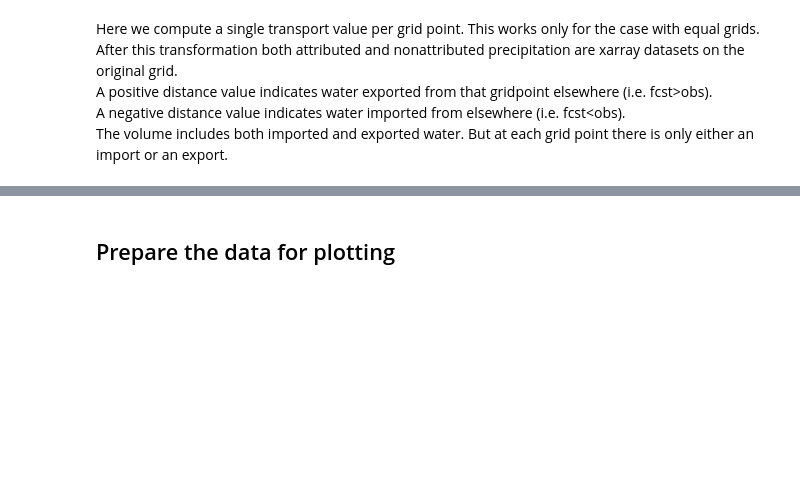
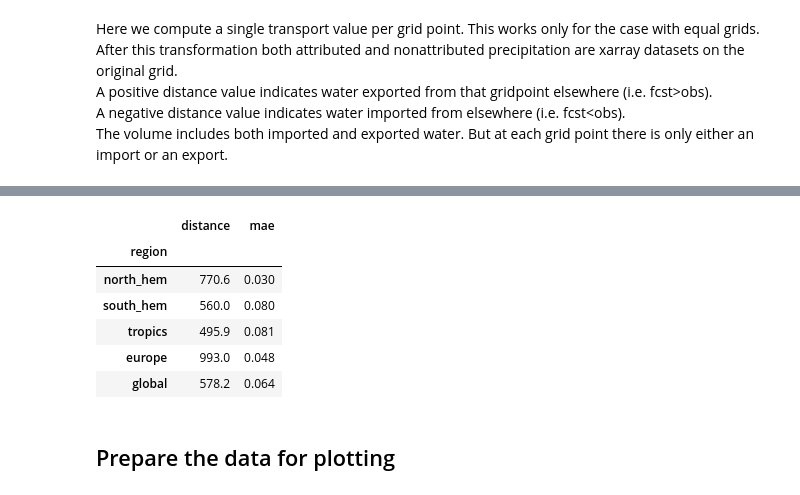
Before and after one commit to skokg/PAD_on_Sphere, a Jupyter notebook: example_PAD_on_sphere_on_xarrays.ipynb, the cells around one changed output, grey strips where cells are left out. Drawn from its saved outputs; the diff is of its cells as text; code cells hidden in the pictures; blank space fills up the shorter version.

Commit message:
The xarray example now has regional statistics

```diff
--- a/example_PAD_on_sphere_on_xarrays.ipynb
+++ b/example_PAD_on_sphere_on_xarrays.ipynb
@@ -126,3 +159,15 @@ attr_ds = aggregate_transportplan_at_gridpoints(attr_df, latlon_df).to_xarray()
+# %%
+dist, mae = compute_regional_stats(attr_ds, nonattr_ds, reg_masks, area)
+# %%
+xr.merge((dist.round(1), mae.round(3))).to_dataframe()
+# %% [output]
+|  | distance | mae |
+| region |  |  |
+| north_hem | 770.6 | 0.030 |
+| south_hem | 560.0 | 0.080 |
+| tropics | 495.9 | 0.081 |
+| europe | 993.0 | 0.048 |
+| global | 578.2 | 0.064 |
 # %% [markdown]
 ## Prepare the data for plotting
 # %% [markdown]
```
Also changed, not shown: parts of 18 cells of this notebook.
